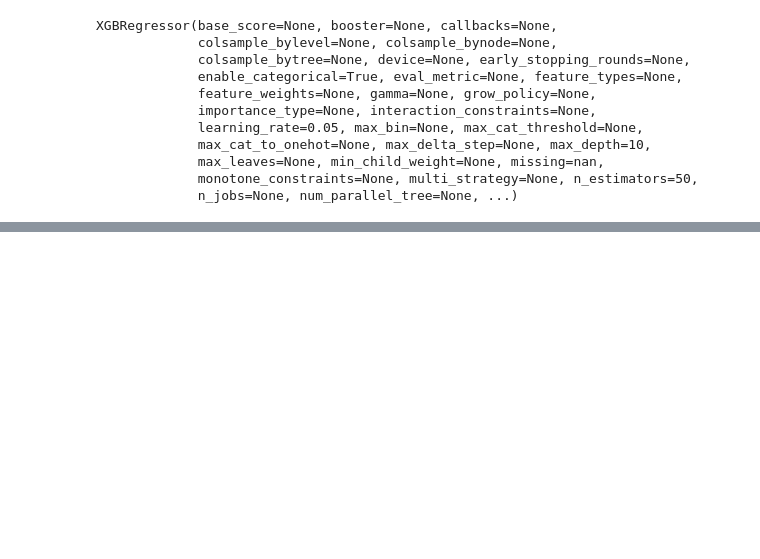
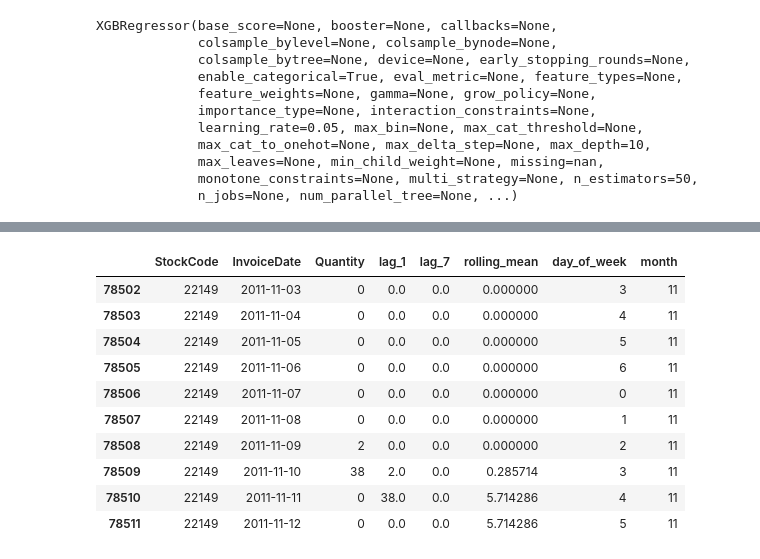
Before and after one commit to jayeshkoli-1402/RIDF, a Jupyter notebook: model.ipynb, the cells around one changed output, grey strips where cells are left out. Saved outputs shown, nothing was run; the diff lists cells and outputs as text; code cells hidden in the pictures; blank space fills up the shorter version.

```diff
--- a/model.ipynb
+++ b/model.ipynb
@@ -370,0 +435,15 @@ RMSE: 140.4470672607422
+# %%
+p = full_data[full_data['StockCode'] == '22149']
+p[(p['InvoiceDate'] >= '2011-11-03') & (p['InvoiceDate'] <= '2011-11-12')]
+# %% [output]
+|  | StockCode | InvoiceDate | Quantity | lag_1 | lag_7 | rolling_mean | day_of_week | month |
+| 78502 | 22149 | 2011-11-03 | 0 | 0.0 | 0.0 | 0.000000 | 3 | 11 |
+| 78503 | 22149 | 2011-11-04 | 0 | 0.0 | 0.0 | 0.000000 | 4 | 11 |
+| 78504 | 22149 | 2011-11-05 | 0 | 0.0 | 0.0 | 0.000000 | 5 | 11 |
+| 78505 | 22149 | 2011-11-06 | 0 | 0.0 | 0.0 | 0.000000 | 6 | 11 |
+| 78506 | 22149 | 2011-11-07 | 0 | 0.0 | 0.0 | 0.000000 | 0 | 11 |
+| 78507 | 22149 | 2011-11-08 | 0 | 0.0 | 0.0 | 0.000000 | 1 | 11 |
+| 78508 | 22149 | 2011-11-09 | 2 | 0.0 | 0.0 | 0.000000 | 2 | 11 |
+| 78509 | 22149 | 2011-11-10 | 38 | 2.0 | 0.0 | 0.285714 | 3 | 11 |
+| 78510 | 22149 | 2011-11-11 | 0 | 38.0 | 0.0 | 5.714286 | 4 | 11 |
+| 78511 | 22149 | 2011-11-12 | 0 | 0.0 | 0.0 | 5.714286 | 5 | 11 |
```
Also changed, not shown: parts of 15 cells of this notebook.
